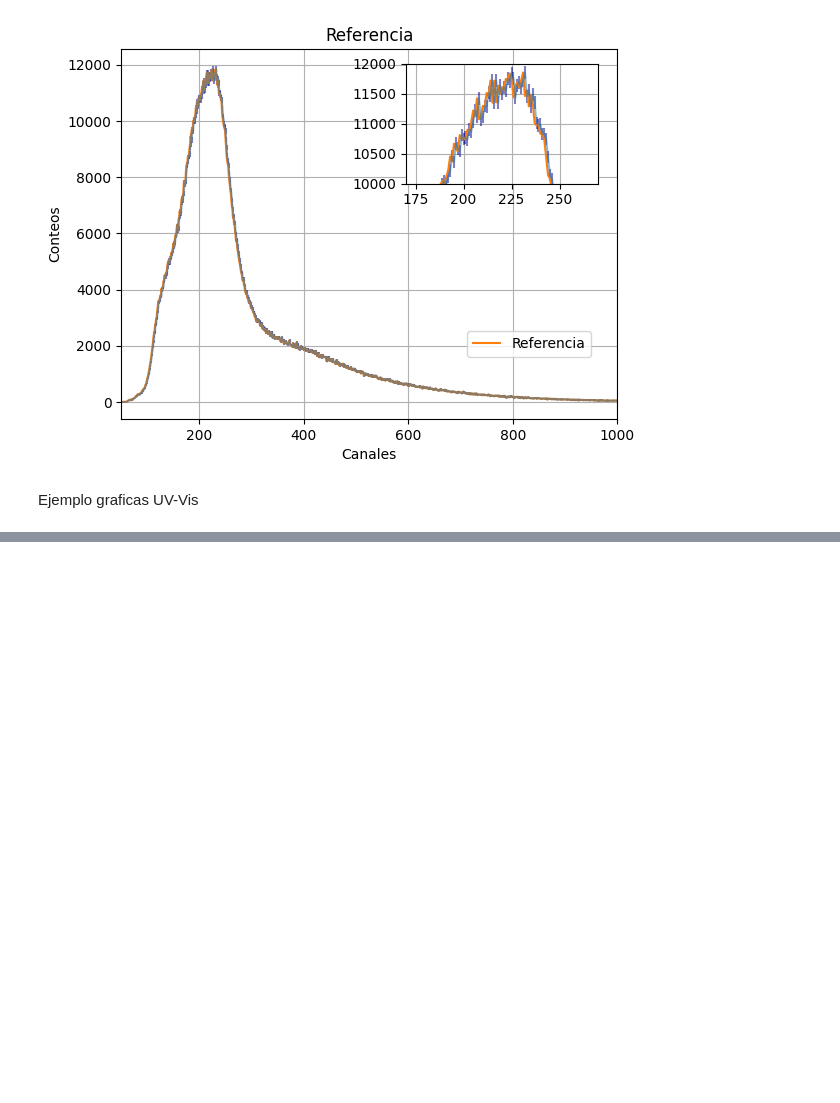
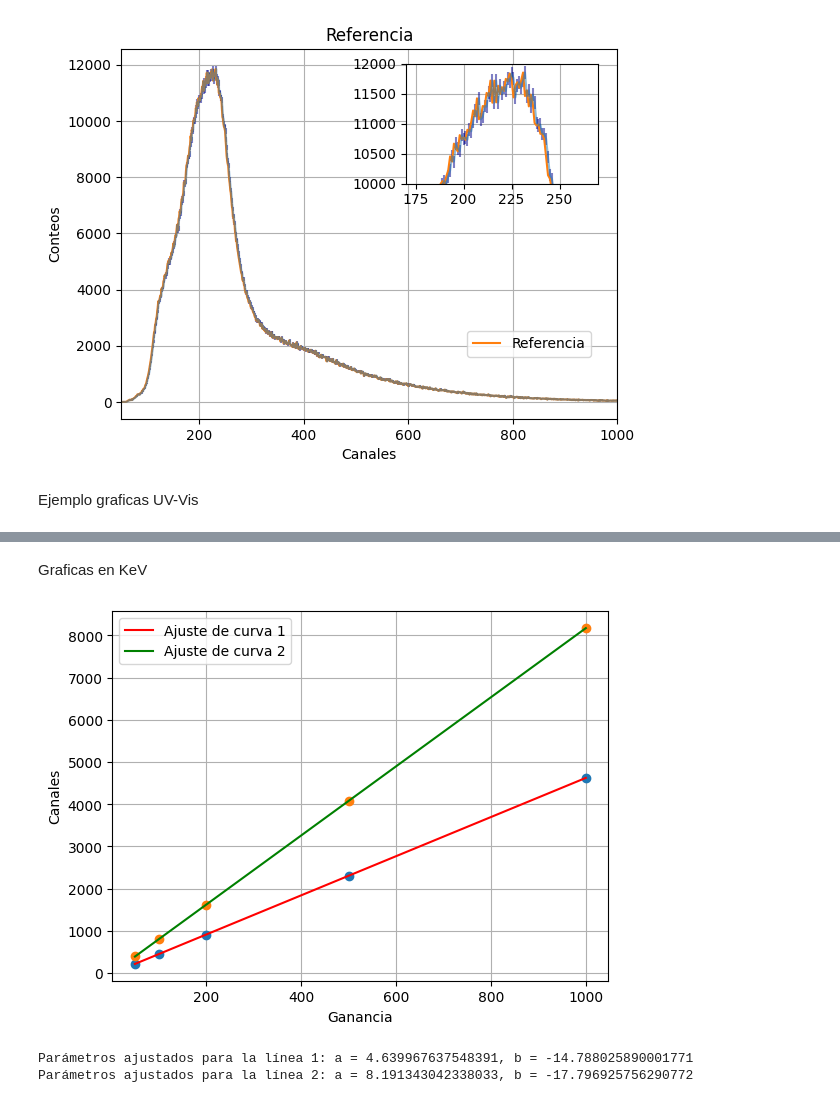
Before and after one commit to jpabonl/Proyecto-experimental, a Jupyter notebook: Graficas_Toma_1.ipynb, the cells around one changed output, grey strips where cells are left out. Cells and saved outputs as stored; diff of their text form; code cells hidden in the pictures; blank space fills up the shorter version.

```diff
--- a/Graficas_Toma_1.ipynb
+++ b/Graficas_Toma_1.ipynb
@@ -442,0 +533,47 @@ WARNING:matplotlib.legend:No artists with labels found to put in legend.  Note t
+# %% [markdown]
+Graficas en KeV
+# %%
+# Leer el archivo Excel
+archivo_excel = 'Calibracion.xlsx'
+hoja_excel = 'Hoja1'
+
+df = pd.read_excel(archivo_excel, sheet_name=hoja_excel)
+
+# Supongamos que tienes tres columnas 'x', 'y', 'error_x', y 'error_y' en tu hoja de Excel
+x = df['Ganancia1'].values
+y = df['Canales1'].values
+
+
+def modelo_lineal(x, a, b):
+    return a * x + b
+
+params1, covariance1 = curve_fit(modelo_lineal, x, y)
+
+a1, b1 = params1
+
+x2 = df['Ganancia2'].values
+y2 = df['Canales2'].values
+params2, covariance2 = curve_fit(modelo_lineal, x2, y2)
+a2, b2 = params2
+
+# Crear una línea de regresión para ambas líneas
+y_regresion1 = modelo_lineal(x, a1, b1)
+y_regresion2 = modelo_lineal(x2, a2, b2)
+plt.plot(x, y, 'o')
+plt.plot(x2, y2, 'o')
+plt.plot(x, y_regresion1, 'r', label='Ajuste de curva 1')
+plt.plot(x2, y_regresion2, 'g', label='Ajuste de curva 2')
+plt.xlabel('Ganancia')
+plt.ylabel('Canales')
+plt.legend()
+plt.grid()
+
+plt.show()
+
+# Imprimir los parámetros ajustados para ambas líneas
+print(f"Parámetros ajustados para la línea 1: a = {a1}, b = {b1}")
+print(f"Parámetros ajustados para la línea 2: a = {a2}, b = {b2}")
+# %% [output]
+[figure, added]
+Parámetros ajustados para la línea 1: a = 4.639967637548391, b = -14.788025890001771
+Parámetros ajustados para la línea 2: a = 8.191343042338033, b = -17.796925756290772
```
Also changed, not shown: parts of 12 cells of this notebook.
